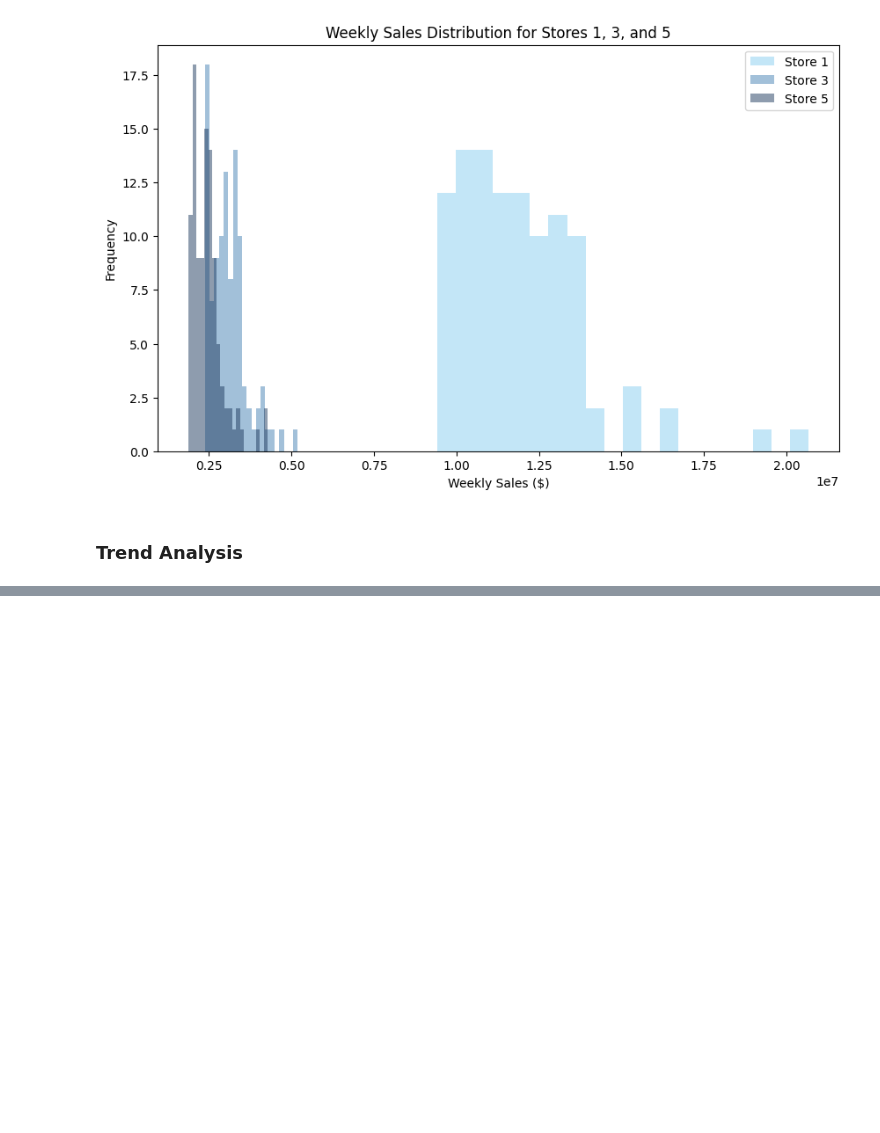
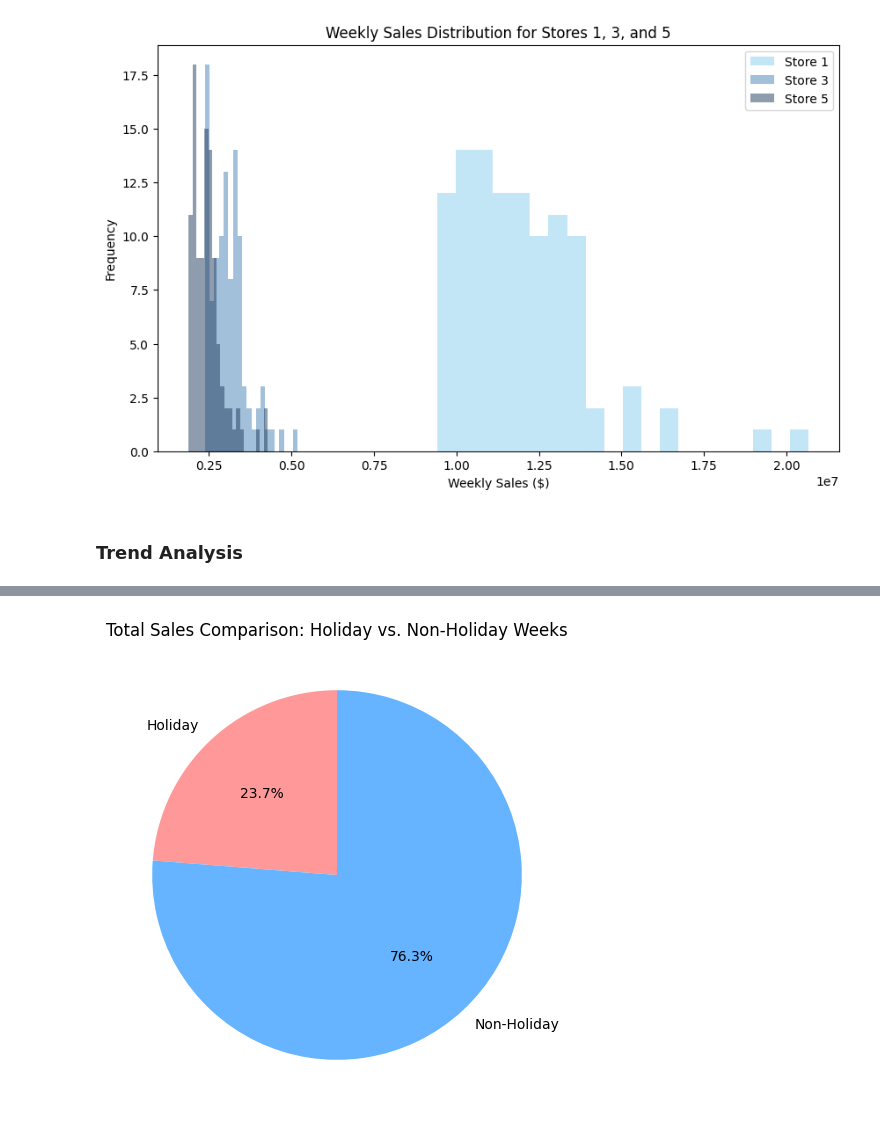
Before and after one commit to saulzmtz/ds, a Jupyter notebook: leaningTower1.ipynb, the cells around one changed output, grey strips where cells are left out. Saved outputs shown, nothing was run; the diff lists cells and outputs as text; code cells hidden in the pictures; blank space fills up the shorter version.

```diff
--- a/leaningTower1.ipynb
+++ b/leaningTower1.ipynb
@@ -368,0 +569,23 @@ WARNING:matplotlib.font_manager:findfont: Font family 'Times New Roman' not foun
+# %%
+import matplotlib.pyplot as plt
+
+# Aggregate sales by holiday vs. non-holiday weeks
+holiday_sales_summary = data.groupby('Holiday')['Weekly_Sales'].sum().reset_index()
+holiday_sales_summary['Category'] = holiday_sales_summary['Holiday'].apply(
+    lambda x: 'Holiday' if x != 'non-holiday' else 'Non-Holiday'
+)
+total_sales_comparison = holiday_sales_summary.groupby('Category')['Weekly_Sales'].sum()
+
+# Plot the pie chart
+plt.figure(figsize=(8, 6))
+plt.pie(
+    total_sales_comparison,
+    labels=total_sales_comparison.index,
+    autopct='%1.1f%%',
+    startangle=90,
+    colors=['#FF9999', '#66B3FF']
+)
+plt.title('Total Sales Comparison: Holiday vs. Non-Holiday Weeks')
+plt.show()
+# %% [output]
+[figure, added]
```
Also changed, not shown: parts of 22 cells of this notebook.
